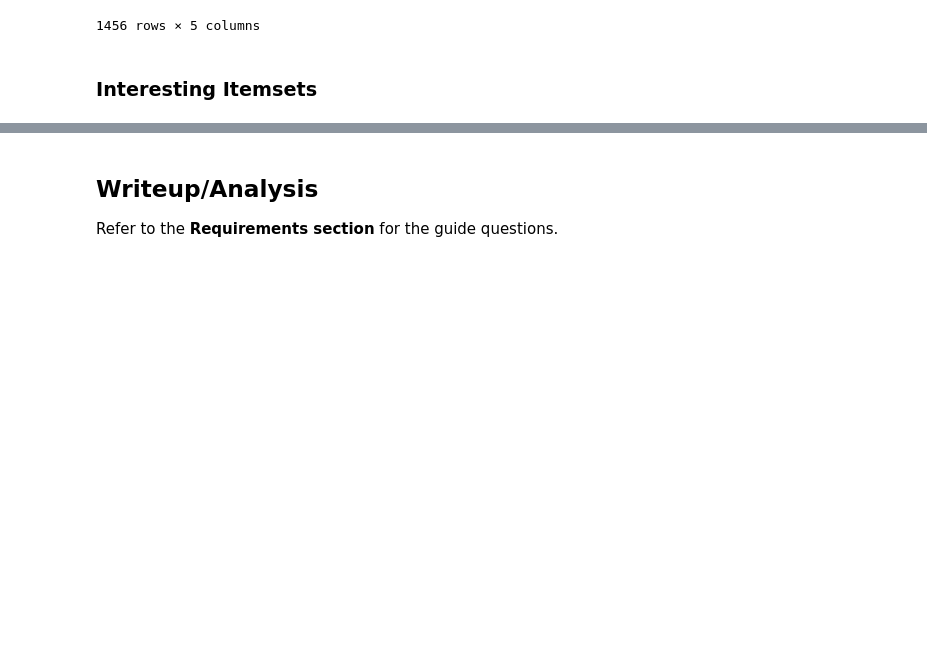
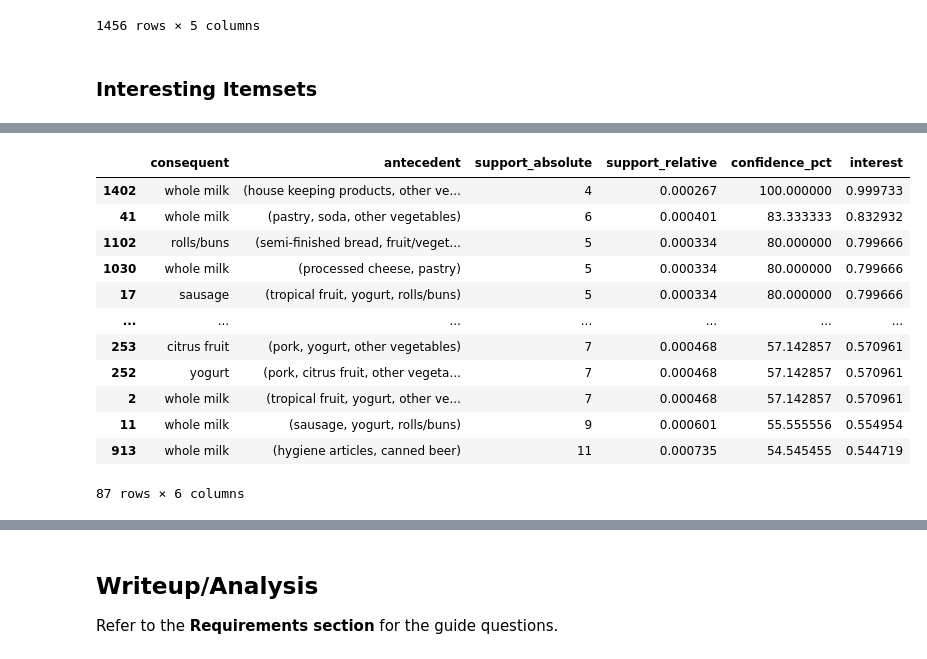
Before and after one commit to KyleCarlo/AssocRuleLearning, a Jupyter notebook: GroceriesDataset.ipynb, the cells around one changed output, grey strips where cells are left out. Saved outputs shown, nothing was run; the diff lists cells and outputs as text; code cells hidden in the pictures; blank space fills up the shorter version.

```diff
--- a/GroceriesDataset.ipynb
+++ b/GroceriesDataset.ipynb
@@ -306,0 +323,18 @@ df_result
+# %%
+threshold = 0.5
+df_interesting = df_result[df_result['interest'] > threshold]
+df_interesting
+# %% [output]
+|  | consequent | antecedent | support_absolute | support_relative | confidence_pct | interest |
+| 1402 | whole milk | (house keeping products, other ve... | 4 | 0.000267 | 100.000000 | 0.999733 |
+| 41 | whole milk | (pastry, soda, other vegetables) | 6 | 0.000401 | 83.333333 | 0.832932 |
+| 1102 | rolls/buns | (semi-finished bread, fruit/veget... | 5 | 0.000334 | 80.000000 | 0.799666 |
+| 1030 | whole milk | (processed cheese, pastry) | 5 | 0.000334 | 80.000000 | 0.799666 |
+| 17 | sausage | (tropical fruit, yogurt, rolls/buns) | 5 | 0.000334 | 80.000000 | 0.799666 |
+| ... | ... | ... | ... | ... | ... | ... |
+| 253 | citrus fruit | (pork, yogurt, other vegetables) | 7 | 0.000468 | 57.142857 | 0.570961 |
+| 252 | yogurt | (pork, citrus fruit, other vegeta... | 7 | 0.000468 | 57.142857 | 0.570961 |
+| 2 | whole milk | (tropical fruit, yogurt, other ve... | 7 | 0.000468 | 57.142857 | 0.570961 |
+| 11 | whole milk | (sausage, yogurt, rolls/buns) | 9 | 0.000601 | 55.555556 | 0.554954 |
+| 913 | whole milk | (hygiene articles, canned beer) | 11 | 0.000735 | 54.545455 | 0.544719 |
+87 rows × 6 columns
```
Also changed, not shown: parts of 26 cells of this notebook.
